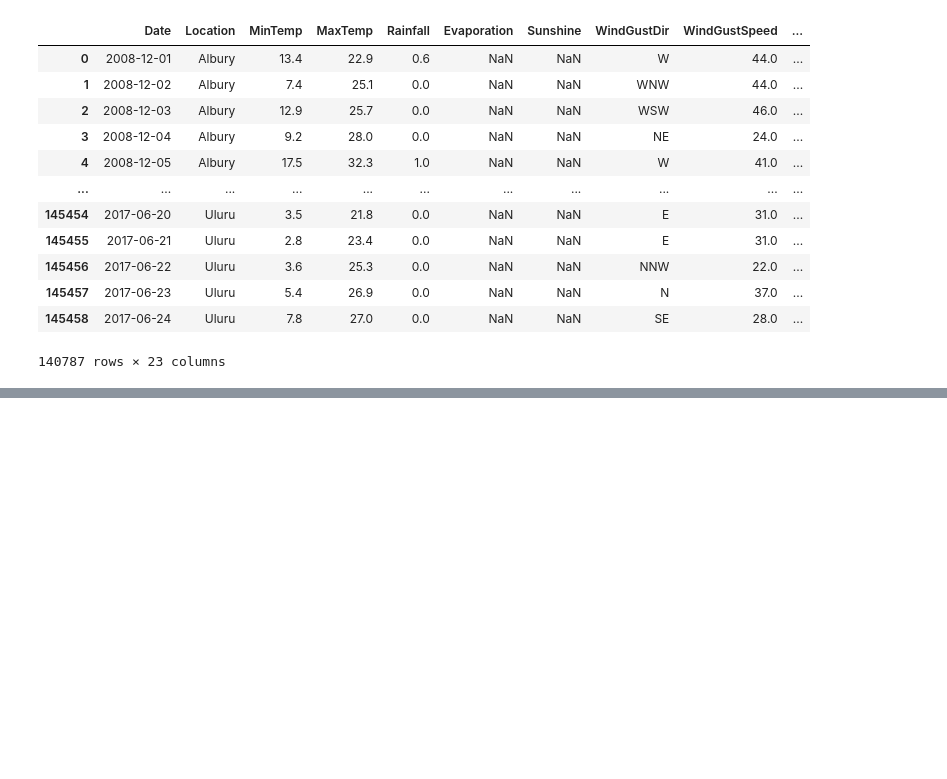
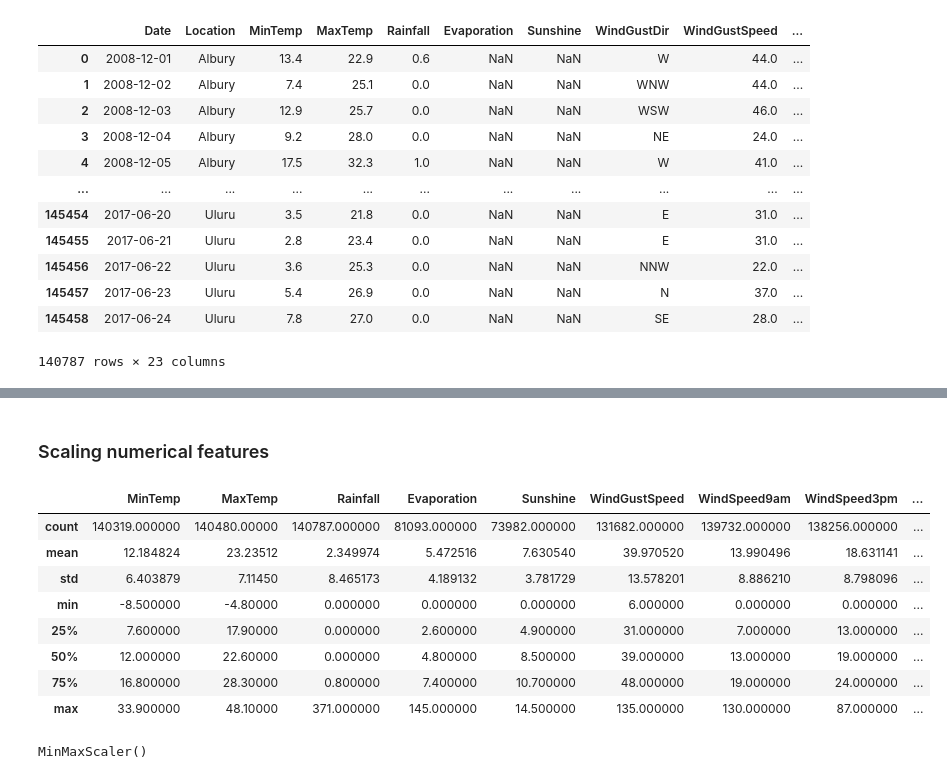
Before and after one commit to Bharat2310/ML_practice-, a Jupyter notebook: project_02/weatherInfo.ipynb, the cells around one changed output, grey strips where cells are left out. Drawn from its saved outputs; the diff is of its cells as text; code cells hidden in the pictures; blank space fills up the shorter version.

```diff
--- a/project_02/weatherInfo.ipynb
+++ b/project_02/weatherInfo.ipynb
@@ -199,0 +226,4 @@ weather_df
+# %%
+import numpy as np
+numeric_cols = train_inputs.select_dtypes(include=np.number).columns.to_list()
+categorical_cols = train_inputs.select_dtypes("object").columns.to_list()
@@ -199,0 +331,14 @@ weather_df
+# %% [markdown]
+### Scaling numerical features
+# %%
+weather_df[numeric_cols].describe()
+# %% [output]
+|  | MinTemp | MaxTemp | Rainfall | Evaporation | Sunshine | WindGustSpeed | WindSpeed9am | WindSpeed3pm | ... |
+| count | 140319.000000 | 140480.00000 | 140787.000000 | 81093.000000 | 73982.000000 | 131682.000000 | 139732.000000 | 138256.000000 | ... |
+| mean | 12.184824 | 23.23512 | 2.349974 | 5.472516 | 7.630540 | 39.970520 | 13.990496 | 18.631141 | ... |
+| std | 6.403879 | 7.11450 | 8.465173 | 4.189132 | 3.781729 | 13.578201 | 8.886210 | 8.798096 | ... |
+| min | -8.500000 | -4.80000 | 0.000000 | 0.000000 | 0.000000 | 6.000000 | 0.000000 | 0.000000 | ... |
+| 25% | 7.600000 | 17.90000 | 0.000000 | 2.600000 | 4.900000 | 31.000000 | 7.000000 | 13.000000 | ... |
+| 50% | 12.000000 | 22.60000 | 0.000000 | 4.800000 | 8.500000 | 39.000000 | 13.000000 | 19.000000 | ... |
+| 75% | 16.800000 | 28.30000 | 0.800000 | 7.400000 | 10.700000 | 48.000000 | 19.000000 | 24.000000 | ... |
+| max | 33.900000 | 48.10000 | 371.000000 | 145.000000 | 14.500000 | 135.000000 | 130.000000 | 87.000000 | ... |
@@ -199,0 +347,5 @@ weather_df
+# %%
+scaler = MinMaxScaler()
+scaler.fit(weather_df[numeric_cols])
+# %% [output]
+MinMaxScaler()
```
Also changed, not shown: parts of 19 cells of this notebook, 6 other files.
